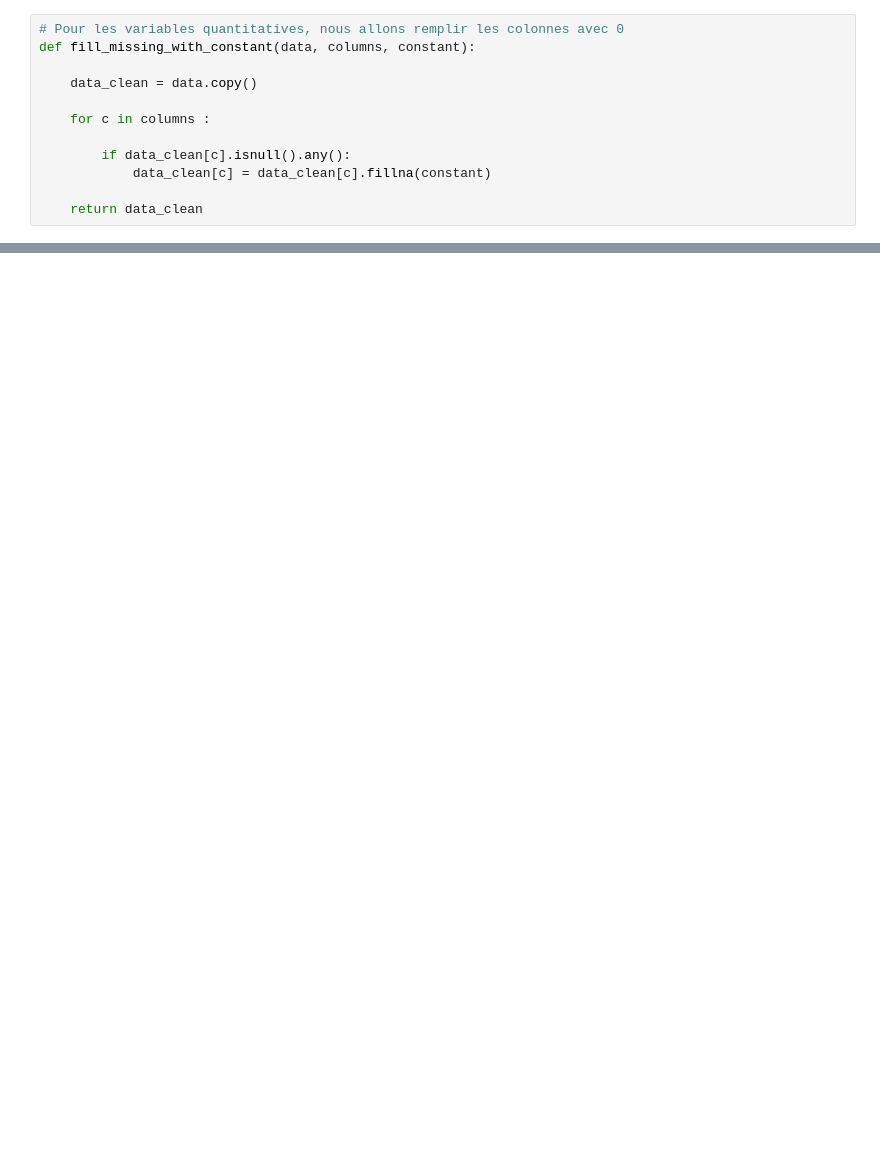
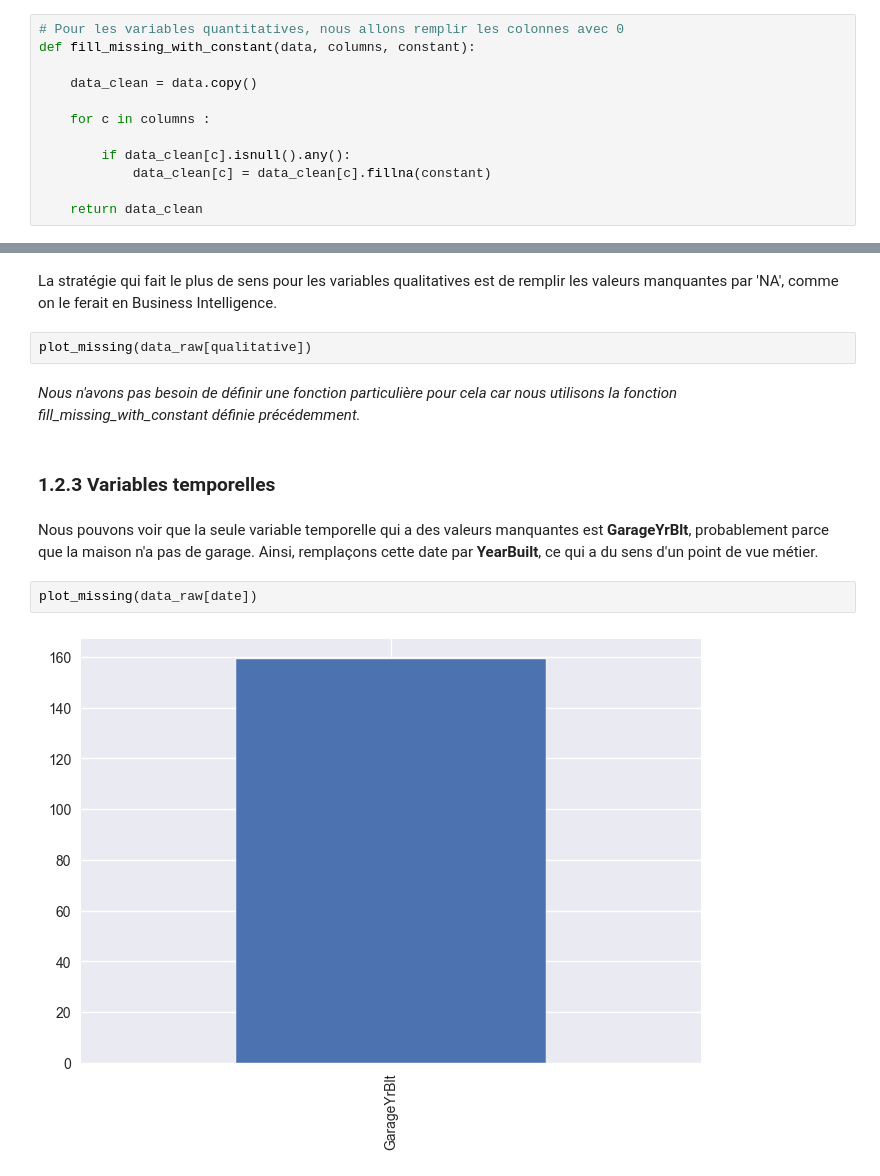
Before and after one commit to cutiips/OverfittingRepo, a Jupyter notebook: new-hope.ipynb, the cells around one changed output, grey strips where cells are left out. Cells and saved outputs as stored; diff of their text form; blank space fills up the shorter version.

```diff
--- a/new-hope.ipynb
+++ b/new-hope.ipynb
@@ -298,0 +301,14 @@ def fill_missing_with_constant(data, columns, constant):
+# %% [markdown]
+La stratégie qui fait le plus de sens pour les variables qualitatives est de remplir les valeurs manquantes par 'NA', comme on le ferait en Business Intelligence.
+# %%
+plot_missing(data_raw[qualitative])
+# %% [markdown]
+_Nous n'avons pas besoin de définir une fonction particulière pour cela car nous utilisons la fonction fill_missing_with_constant définie précédemment._
+# %% [markdown]
+### 1.2.3 Variables temporelles
+# %% [markdown]
+Nous pouvons voir que la seule variable temporelle qui a des valeurs manquantes est **GarageYrBlt**, probablement parce que la maison n'a pas de garage. Ainsi, remplaçons cette date par **YearBuilt**, ce qui a du sens d'un point de vue métier.
+# %%
+plot_missing(data_raw[date])
+# %% [output]
+[figure, added]
```
Also changed, not shown: parts of 9 cells of this notebook.
